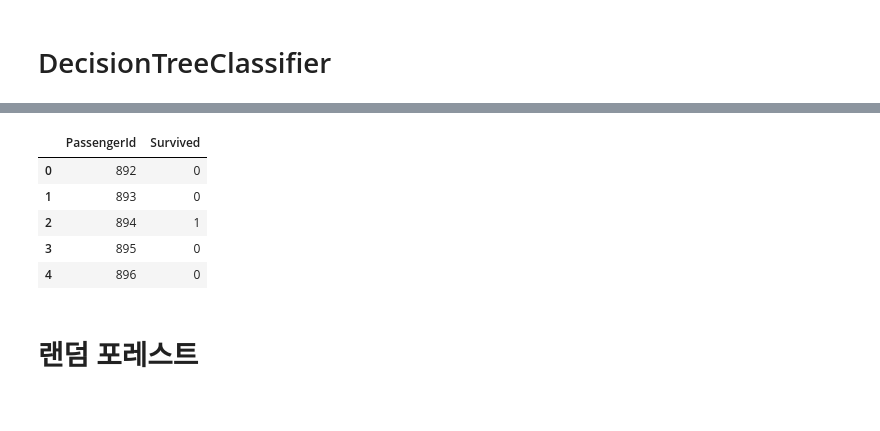
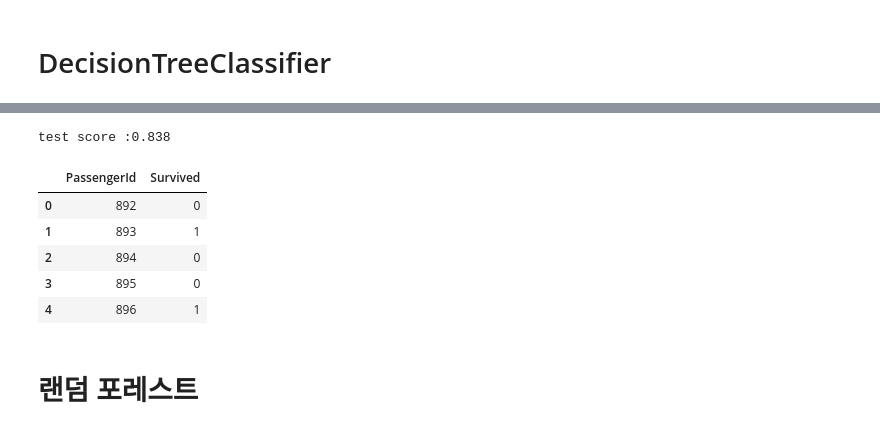
Before and after one commit to pentagram5/Machine_Learning-scikit_learn, a Jupyter notebook: Titanic_data_ML_for kaggle-김준연.ipynb, the cells around one changed output, grey strips where cells are left out. Cells and saved outputs as stored; diff of their text form; code cells hidden in the pictures.

```diff
--- a/Titanic_data_ML_for kaggle-김준연.ipynb
+++ b/Titanic_data_ML_for kaggle-김준연.ipynb
@@ -60,10 +56,10 @@ def titanic_data(raw_data):
     name_age = pd.DataFrame(raw_data.groupby('Name').Age.median())
     raw_data['Age'].fillna(-1, inplace=True)
 
-    for i in raw_data[raw_data['Age'].isnull()].index:
+    for i in raw_data[raw_data['Age']== -1].index:
         for j in name_age.index:
             if raw_data.loc[i]['Name'] == j:
-                raw_data.loc[i]['Age']=name_age.loc[j]['median']
+                raw_data.loc[i]['Age']=name_age.loc[j]['Age']
 
     tmp_age = []
     for each in raw_data['Age']:
@@ -238,3 +219,17 @@ dtype: float64
 테스트 세트 정확도 : 0.784
 # %% [markdown]
 # DecisionTreeClassifier
+# %%
+from sklearn.model_selection import GridSearchCV
+from sklearn.tree import DecisionTreeClassifier
+
+param_grid = {'max_depth':range(1,100)}
+grid_search=GridSearchCV(DecisionTreeClassifier(),param_grid,cv=5,return_train_score=True)
+grid_search.fit(X_train,y_train)
+print("트레인 세트 점수 : {:.2f}".format(grid_search.score(X_train,y_train)))
+print("테스트 세트 점수 : {:.2f}".format(grid_search.score(X_test,y_test)))
+
+print("최적 매개변수:",grid_search.best_params_)
+print("최고 교차 검증 점수:",grid_search.best_score_)
+
+print("최고 성능 모델:",grid_search.best_estimator_)
@@ -241,6 +247,9 @@ dtype: float64
 # %%
 from sklearn.tree import DecisionTreeClassifier
-
+from tqdm import tqdm_notebook
+estimators = []
+trainScore =[]
+TestScore = []
 for i in tqdm_notebook(range(1,100)):
     tree_clf = DecisionTreeClassifier(random_state=0, max_depth = i )
     tree_clf.fit(X_train, y_train)
@@ -261,18 +270,22 @@ all_decision[all_decision['TestScore'] == all_decision['TestScore'].max()]
 # %%
-tree_clf = DecisionTreeClassifier(max_depth=69, random_state=0)
+tree_clf = DecisionTreeClassifier(max_depth=4, random_state=0)
 tree_clf.fit(X_train, y_train)
 result = tree_clf.predict(X_target_test)
+print('test score :{:.3f}'.format(tree_clf.score(X_test, y_test)))
+
+
 output = pd.DataFrame({'PassengerId' : titanic_test_data['PassengerId'],
                       'Survived' : result})
 output['Survived'] = output['Survived'].astype(int)
 output.to_csv('my_submission_decision_tree.csv', index=False)
 output.head()
 # %% [output]
+test score :0.838
 |  | PassengerId | Survived |
 | 0 | 892 | 0 |
-| 1 | 893 | 0 |
-| 2 | 894 | 1 |
+| 1 | 893 | 1 |
+| 2 | 894 | 0 |
 | 3 | 895 | 0 |
-| 4 | 896 | 0 |
+| 4 | 896 | 1 |
 # %% [markdown]
 # 랜덤 포레스트
```
Also changed, not shown: parts of 15 cells of this notebook, 2 other files.
